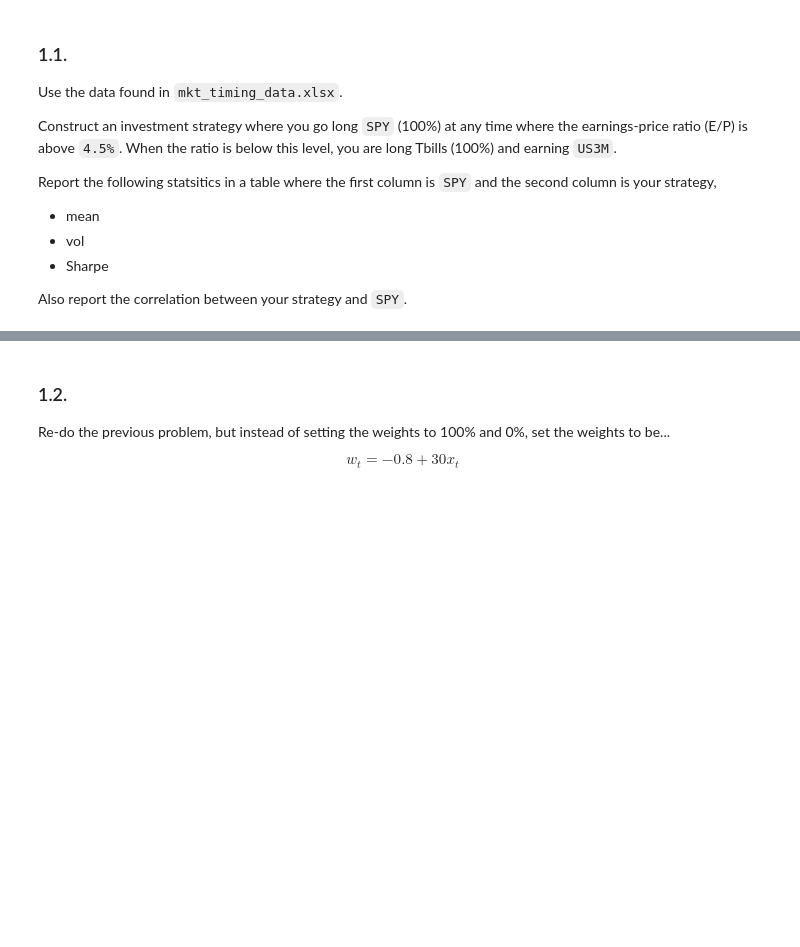
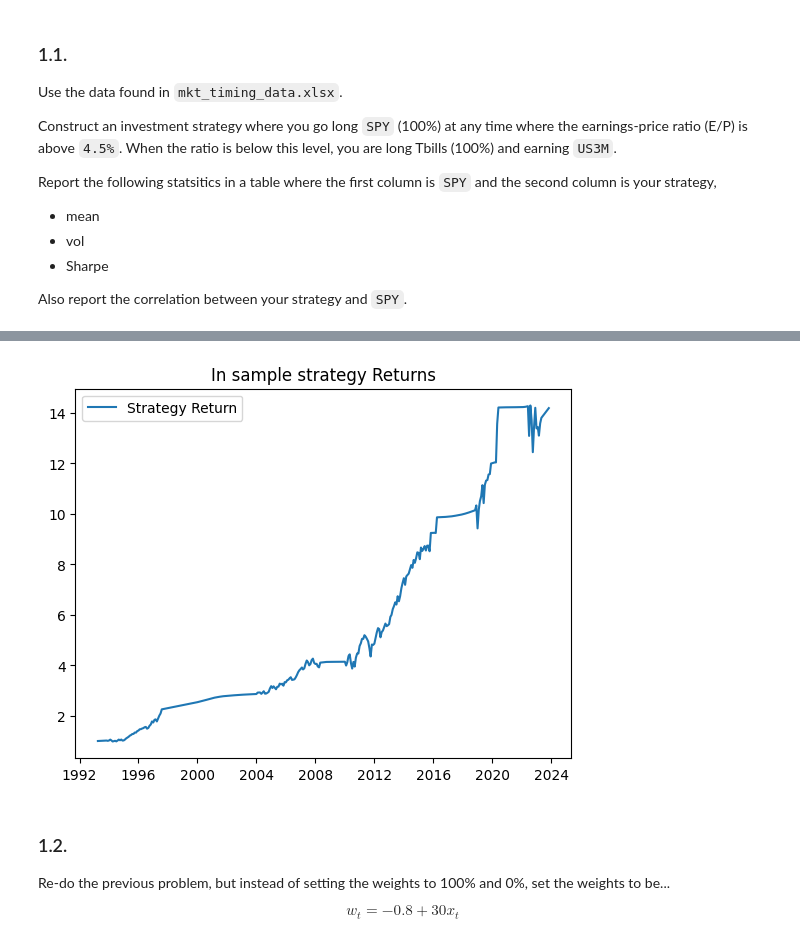
Before and after one commit to joshkorol/portfolio-mgmt, a Jupyter notebook: assignments/Korol_Assignment 6.ipynb, the cells around one changed output, grey strips where cells are left out. Saved outputs shown, nothing was run; the diff lists cells and outputs as text; code cells hidden in the pictures; blank space fills up the shorter version.

```diff
--- a/assignments/Korol_Assignment 6.ipynb
+++ b/assignments/Korol_Assignment 6.ipynb
@@ -27,3 +27,22 @@ Report the following statsitics in a table where the first column is `SPY` and t
 * Sharpe
 
 Also report the correlation between your strategy and `SPY`.
+# %%
+import pandas as pd
+import numpy as np
+import statsmodels.api as sm
+
+unnamed = 'Unnamed: 0'
+path = '../data/mkt_timing_data.xlsx'
+sigs = pd.read_excel(path, 'signals').set_index(unnamed)
+sigs.index = sigs.index.rename('date')
+
+spy_ret = pd.read_excel(path, 'returns (total)').set_index(unnamed)
+spy_ret.index = spy_ret.index.rename('date')
+
+tbill_ret = pd.read_excel(path, 'risk-free rate').set_index(unnamed)
+tbill_ret.index = tbill_ret.index.rename('date')
+
+display(sigs)
+display(spy_ret.head())
+display(tbill_ret.head())
@@ -29,0 +78,13 @@ Also report the correlation between your strategy and `SPY`.
+# %%
+sigs_lag = sigs.shift().dropna()
+spy, tbill = spy_ret[['SPY']].align(tbill_ret[['US3M']], join='inner', axis=0)
+sigs_lag, spy = sigs_lag.align(spy[['SPY']], join='inner', axis=0)
+sigs_lag, tbill = sigs_lag.align(tbill[['US3M']], join='inner', axis=0)
+# %%
+
+strat_ret = spy.copy().rename(columns={'SPY':'Strategy Return'})
+long_spy_sig_lag = sigs_lag['EP'] > 4.5
+long_tbill_sig_lag = ~long_spy_sig_lag
+
+strat_ret[long_spy_sig_lag] = 1.0 * spy[long_spy_sig_lag]
+strat_ret[long_tbill_sig_lag] = 1.0 * tbill[long_tbill_sig_lag]
@@ -30,3 +108,12 @@ Also report the correlation between your strategy and `SPY`.
+# %%
+import matplotlib.pyplot as plt
+
+plt.plot((1 + strat_ret).cumprod())
+plt.legend(strat_ret.columns)
+plt.title('In sample strategy Returns')
+plt.show()
+# %% [output]
+[figure, added]
 # %% [markdown]
 ### 1.2.
 
```
Also changed, not shown: parts of 10 cells of this notebook, 1 other file.
